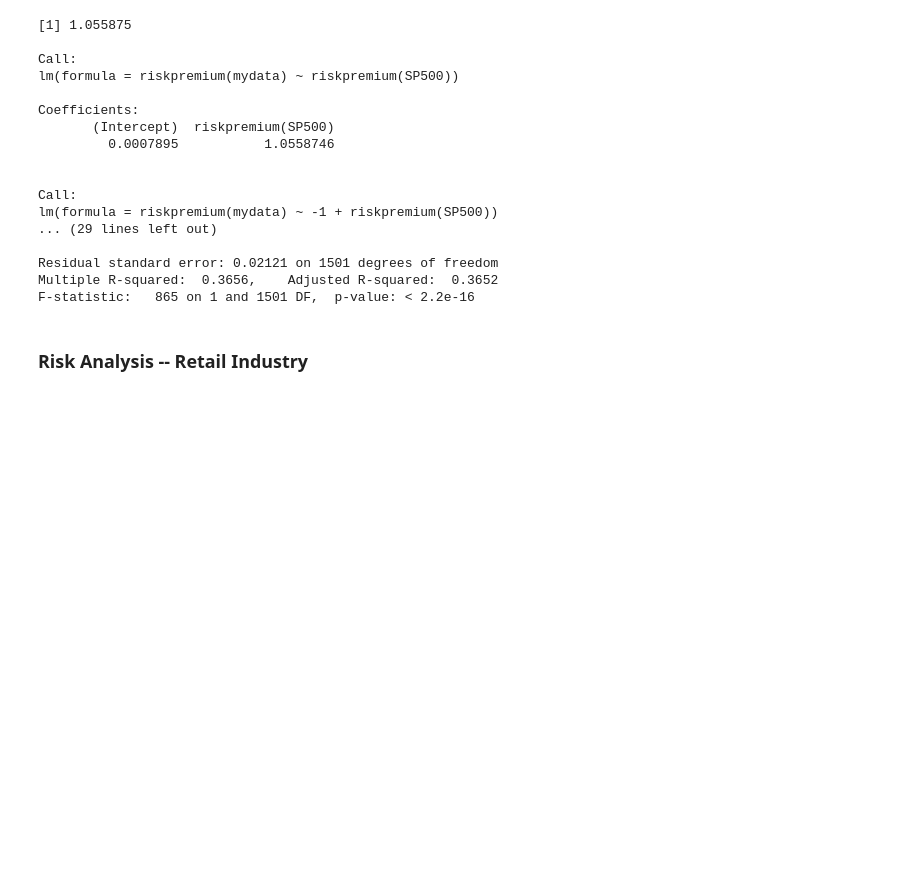
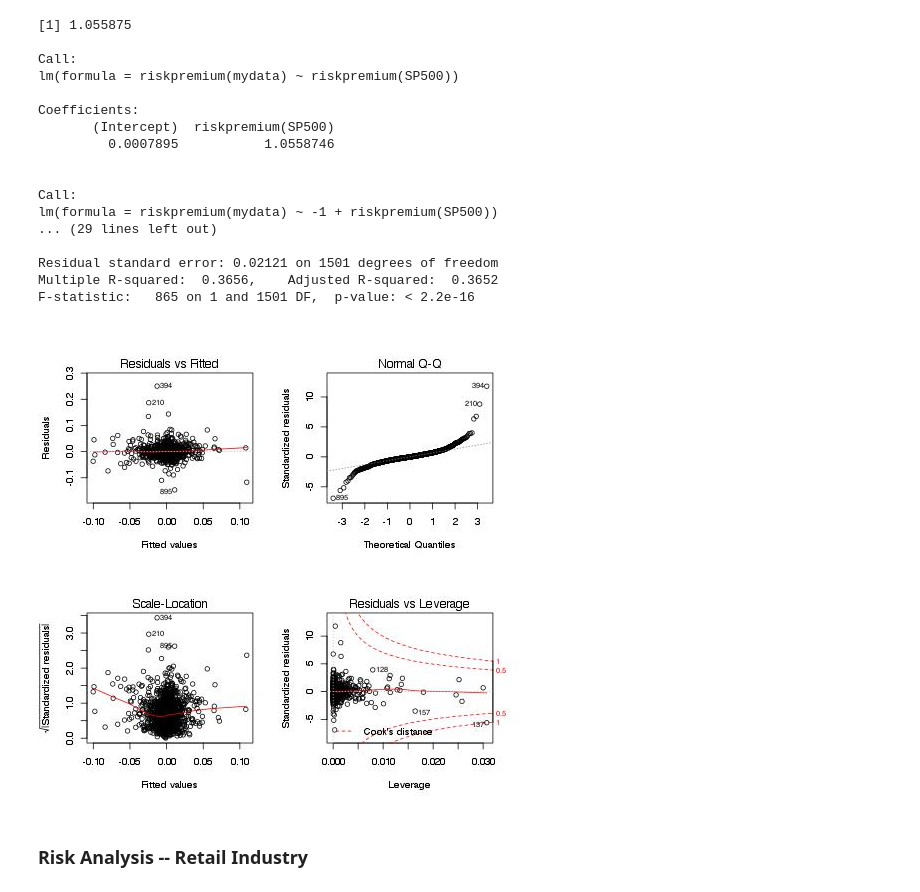
Before and after one commit to linuslin1/INNOVA, a Jupyter notebook: notebooks/NB3_data_analysis.ipynb, the cells around one changed output. Saved outputs shown, nothing was run; the diff lists cells and outputs as text; code cells hidden in the pictures; blank space fills up the shorter version.

```diff
--- a/notebooks/NB3_data_analysis.ipynb
+++ b/notebooks/NB3_data_analysis.ipynb
@@ -415,6 +433,11 @@ lm(formula = riskpremium(mydata) ~ -1 + riskpremium(SP500))
 Residual standard error: 0.02121 on 1501 degrees of freedom
 Multiple R-squared:  0.3656,    Adjusted R-squared:  0.3652
 F-statistic:   865 on 1 and 1501 DF,  p-value: < 2.2e-16
+# %%
+from IPython.display import Image
+Image(filename='../visualizations/RA_AMZN.jpg')
+# %% [output]
+[figure, added]
 # %% [markdown]
 ### Risk Analysis -- Retail Industry
 # %%
```
Also changed, not shown: parts of 20 cells of this notebook.
